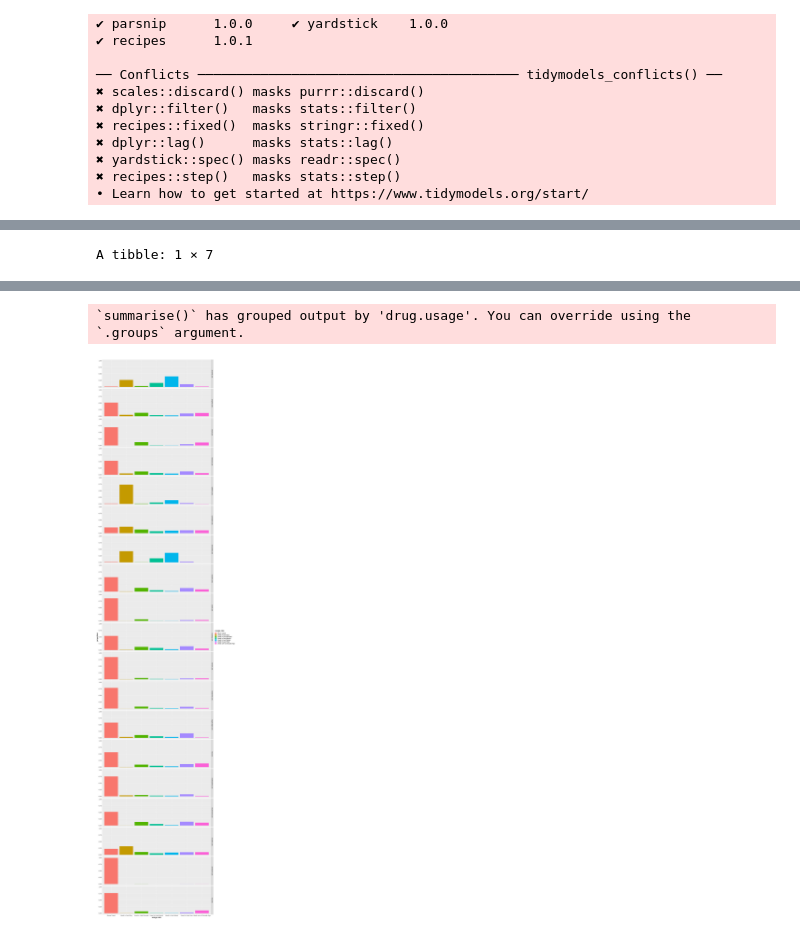
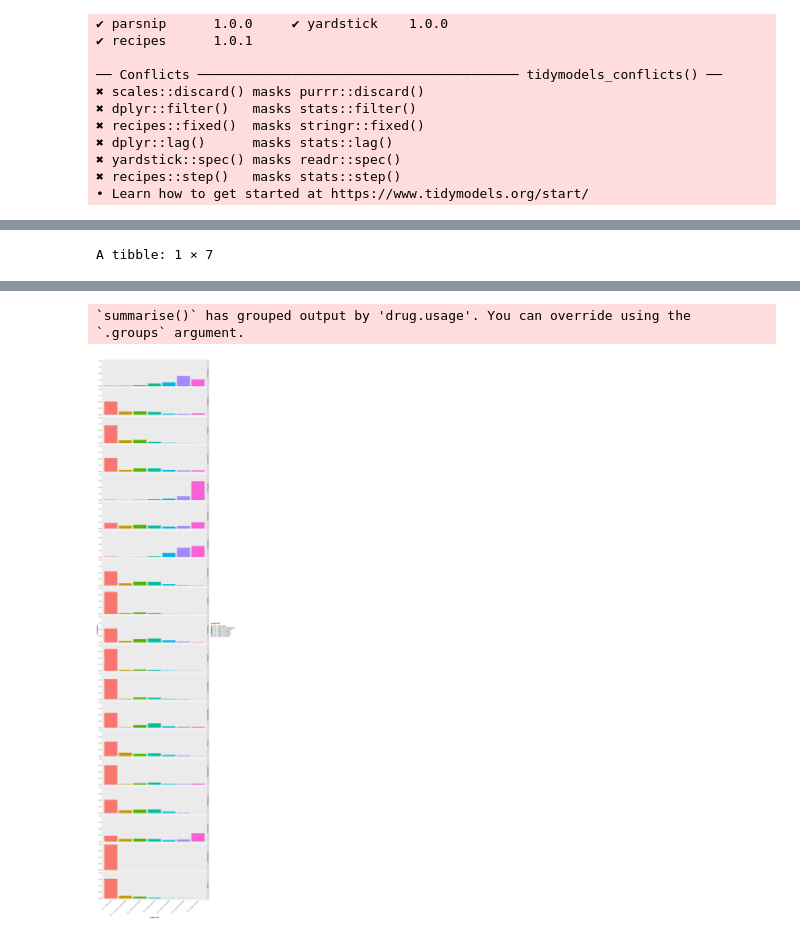
Before and after one commit to a-nguyen-1/DSCI100Project-Group117, a Jupyter notebook: gpp-Anne.ipynb, the cells around one changed output, grey strips where cells are left out. Drawn from its saved outputs; the diff is of its cells as text; code cells hidden in the pictures.

```diff
--- a/gpp-Anne.ipynb
+++ b/gpp-Anne.ipynb
@@ -64,13 +64,13 @@ drug_data <- drug_data |>
                                 ethnicity == -0.22166 ~ "Mixed-White/Black",
                                 ethnicity == 0.11440 ~ "Other",
                                 ethnicity == -0.31685 ~ "White")) |>
-    mutate(across(alcohol.use:vsa.use, ~ case_when(. == "CL0" ~ "Never Used",
-                                           . == "CL1" ~ "Used over a Decade Ago",
-                                           . == "CL2" ~ "Used in Last Decade",
-                                           . == "CL3" ~ "Used in Last Year",
-                                           . == "CL4" ~ "Used in Last Month",
-                                           . == "CL5" ~ "Used in Last Week",
-                                           . == "CL6" ~ "Used in Last Day")))
+    mutate(across(alcohol.use:vsa.use, ~ case_when(. == "CL0" ~ "CL0 - Never Used",
+                                           . == "CL1" ~ "CL1 - Used over a Decade Ago",
+                                           . == "CL2" ~ "CL2 - Used in Last Decade",
+                                           . == "CL3" ~ "CL3 - Used in Last Year",
+                                           . == "CL4" ~ "CL4 - Used in Last Month",
+                                           . == "CL5" ~ "CL5 - Used in Last Week",
+                                           . == "CL6" ~ "CL6 - Used in Last Day")))
 drug_data
 # %% [output]
 Rows: 1885 Columns: 32
@@ -103,28 +103,29 @@ A tibble: 1885 × 32
 # %%
 drug_personality_means <- drug_data |>
     summarise(across(n.score:sensation.seeing, mean, na.rm = TRUE))
 drug_personality_means
 
 drug_use <- drug_data |>
     select(alcohol.use:vsa.use) |>
     pivot_longer(cols = alcohol.use:vsa.use,
                  names_to = "drug.usage",
                  values_to = "usage.rate") |>
     group_by(drug.usage, usage.rate) |>
     summarize(n = n()) |>
     mutate(proportion = n/1888)
 options(repr.plot.width = 20, repr.plot.height = 80)
 drug_plot <- drug_use |>
     ggplot(aes(x = usage.rate, y = proportion, fill = usage.rate)) +
     geom_bar(stat = "identity", position = "dodge") +
     facet_grid(rows = vars(drug.usage)) +
-    theme(text = element_text(size = 20))
+    theme(text = element_text(size = 20),
+         axis.text.x = element_text(angle = 45, hjust = 1))
 drug_plot
 # %% [output]
 A tibble: 1 × 7
 | n.score | e.score | o.score | a.score | c.score | impulsiveness | sensation.seeing |
 | <dbl> | <dbl> | <dbl> | <dbl> | <dbl> | <dbl> | <dbl> |
 | 4.660477e-05 | -0.0001628011 | -0.0005343979 | -0.0002449655 | -0.000386069 | 0.007216064 | -0.003291666 |
 `summarise()` has grouped output by 'drug.usage'. You can override using the
 `.groups` argument.
-[figure, old version]
+[figure, new version]
```
